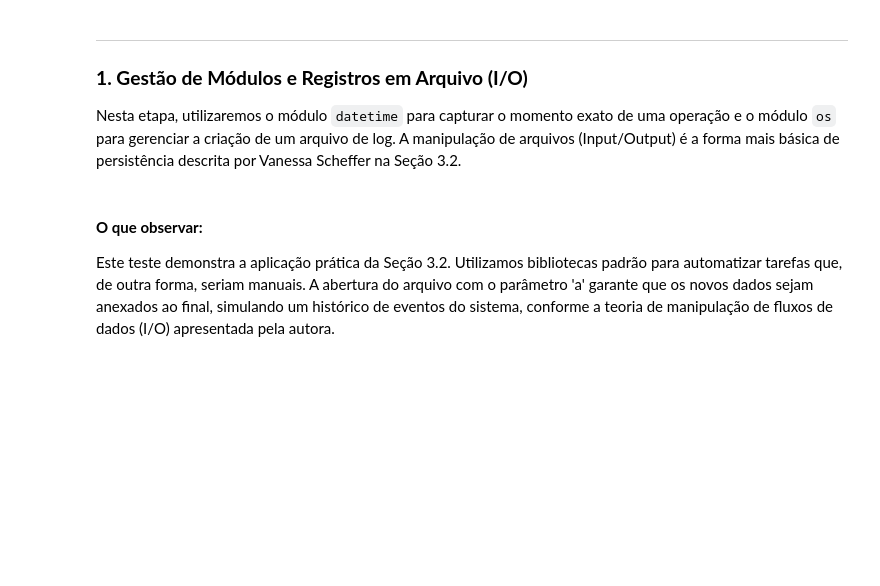
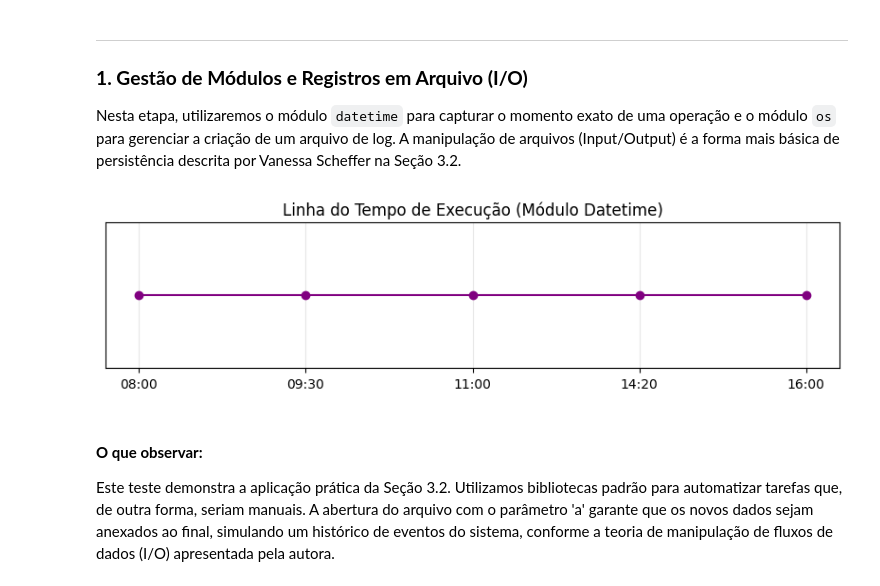
Before and after one commit to murilo-guimaraes/linguagem-programacao, a Jupyter notebook: Modulos_e_Dados.ipynb, the cells around one changed output. Cells and saved outputs as stored; diff of their text form; code cells hidden in the pictures; blank space fills up the shorter version.

```diff
--- a/Modulos_e_Dados.ipynb
+++ b/Modulos_e_Dados.ipynb
@@ -50,3 +29,19 @@ with open(arquivo_log, "r") as file:
+# %%
+import matplotlib.pyplot as plt
+import datetime
+
+# Simulando horários de logs capturados
+horarios = ["08:00", "09:30", "11:00", "14:20", "16:00"]
+eventos = [1, 1, 1, 1, 1] # Apenas para marcar o ponto no gráfico
+
+plt.figure(figsize=(10, 2))
+plt.step(horarios, eventos, where='post', marker='o', color='purple')
+plt.title('Linha do Tempo de Execução (Módulo Datetime)')
+plt.yticks([]) # Esconde o eixo Y
+plt.grid(True, alpha=0.3)
+plt.show()
+# %% [output]
+[figure, added]
 # %% [markdown]
 #### **O que observar:**
 <a>Este teste demonstra a aplicação prática da Seção 3.2. Utilizamos bibliotecas padrão para automatizar tarefas que, de outra forma, seriam manuais. A abertura do arquivo com o parâmetro 'a' garante que os novos dados sejam anexados ao final, simulando um histórico de eventos do sistema, conforme a teoria de manipulação de fluxos de dados (I/O) apresentada pela autora.</a>
```
Also changed, not shown: parts of 5 cells of this notebook.
